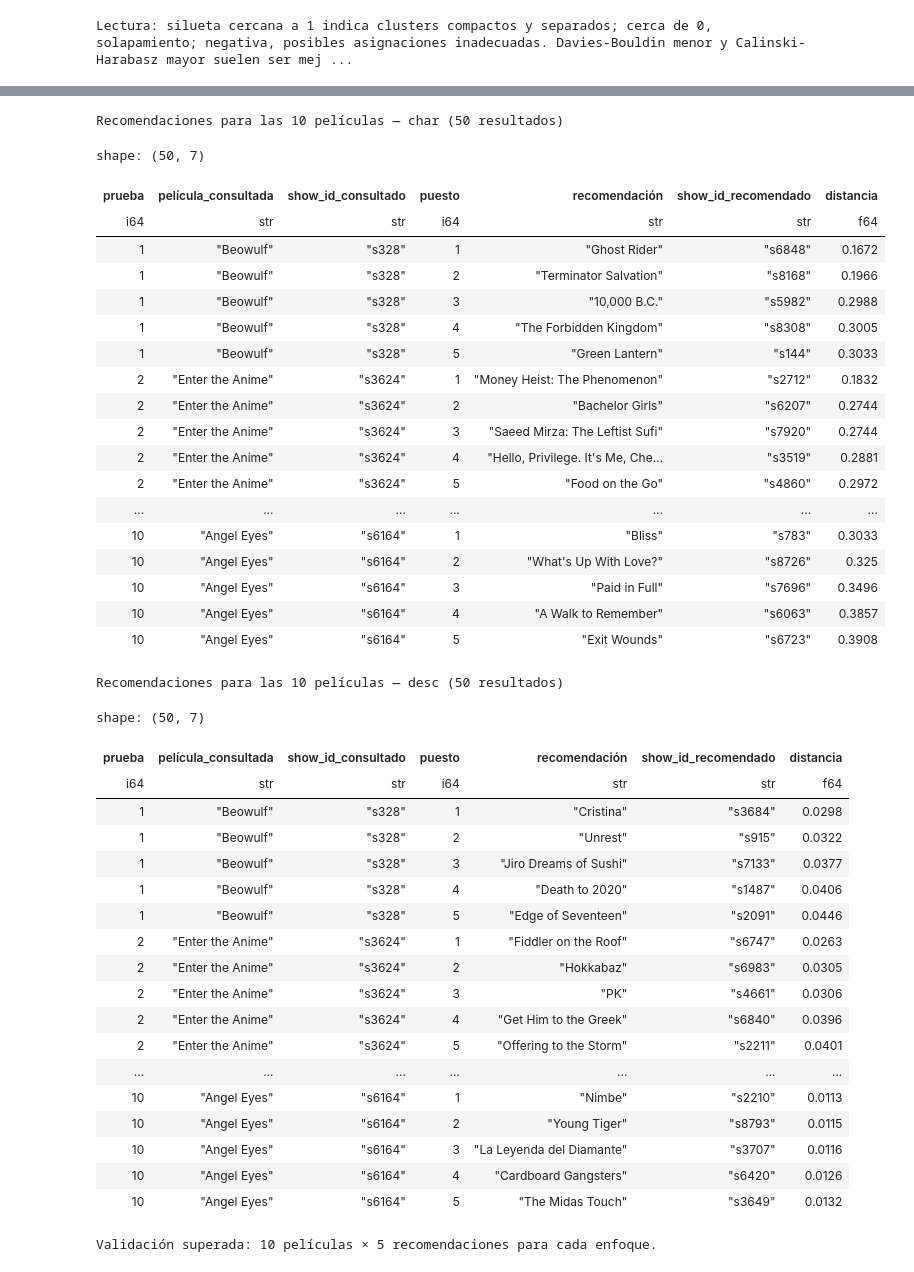
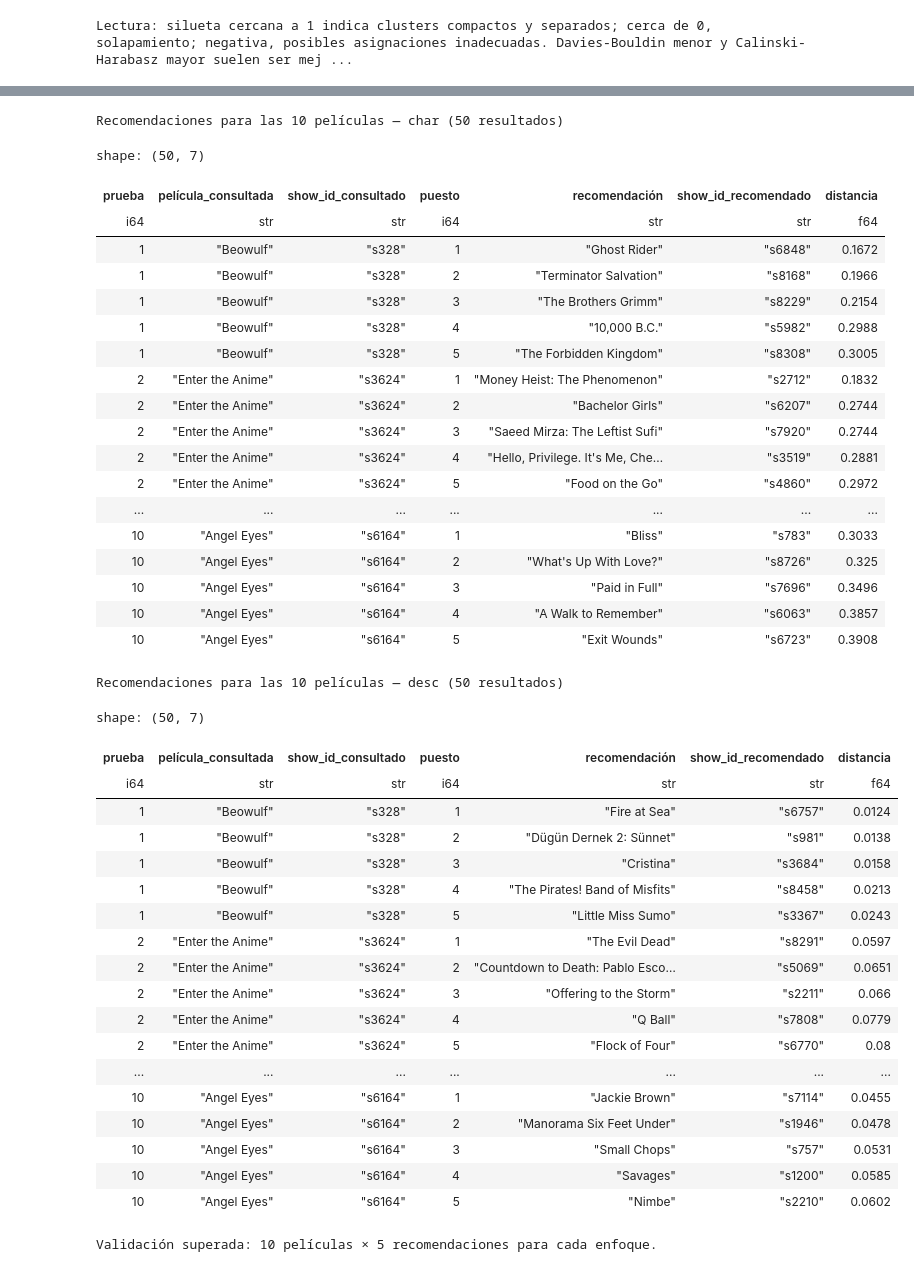
Before and after one commit to dag3403/Movie-recommender, a Jupyter notebook: notebooks/plots.ipynb, the cells around one changed output, grey strips where cells are left out. Drawn from its saved outputs; the diff is of its cells as text; code cells hidden in the pictures.

Commit message:
add tittle to cluster desc

```diff
--- a/notebooks/plots.ipynb
+++ b/notebooks/plots.ipynb
@@ -82,7 +83,7 @@ char_features = char_feature_frame.to_numpy()
 described_movies = (
     filters_movies(catalog)
     .filter(pl.col("description").is_not_null())
-    .select("description")
+    .select("title", "description")
 )
 _, desc_features = tfidf_transform(
     described_movies,
@@ -91,6 +92,7 @@ _, desc_features = tfidf_transform(
     ngram_range=(1, 1),
     sublinear_tf=False,
     top_terms_per_document=None,
+    include_title=False,
 )
 desc_features = normalize(desc_features)
 
@@ -439,8 +441,11 @@ for k in (2, 3, 5):
         **cluster_size_fields(labels_mixed),
     })
 
-# Representaciones de descripciones: mismo k y misma muestra de documentos.
-description_texts = described_movies.get_column("description").fill_null("").to_list()
+# Representaciones de título + descripción: mismo k y misma muestra de documentos.
+description_texts = [
+    f"{title or ''} {description or ''}"
+    for title, description in described_movies.select("title", "description").iter_rows()
+]
 tfidf_variants = {
     "TF-IDF actual": {"min_df": 6, "max_df": 0.25, "ngram_range": (1, 1)},
     "TF-IDF min_df=3 max_df=.85": {"min_df": 3, "max_df": 0.85, "ngram_range": (1, 1)},
@@ -459,31 +464,31 @@ for name, parameters in tfidf_variants.items():
         **cluster_size_fields(model.labels_),
     })
 
-# Ajustes para retener términos informativos y limitar cada documento a sus
+# Ajustes para retener términos informativos en el texto combinado de cada película y limitarlo a sus
 # 15 pesos TF-IDF mayores; max_features no haría esto por documento.
-TOP_TFIDF_TERMS_PER_DESCRIPTION = 15
+TOP_TFIDF_TERMS_PER_DOCUMENT = 15
 desc_focus_vectorizer, desc_focus_tfidf = tfidf_transform(
     described_movies,
     min_df=3,
     max_df=0.85,
     ngram_range=(1, 2),
     sublinear_tf=True,
-    top_terms_per_document=TOP_TFIDF_TERMS_PER_DESCRIPTION,
+    top_terms_per_document=TOP_TFIDF_TERMS_PER_DOCUMENT,
 )
-tfidf_models["TF-IDF top 15 términos por descripción"] = desc_focus_tfidf
+tfidf_models["TF-IDF top 15 términos por texto combinado"] = desc_focus_tfidf
 focus_kmeans_labels = KMeans(
     n_clusters=15, n_init=10, random_state=EXPERIMENT_SEED
 ).fit_predict(desc_focus_tfidf)
 experiment_rows.append({
     "enfoque": "desc",
-    "variante": "TF-IDF top 15 términos/desc + KMeans",
+    "variante": "TF-IDF top 15 términos/texto + KMeans",
     "k": 15,
     "silueta": sampled_silhouette(desc_focus_tfidf, focus_kmeans_labels, "cosine"),
     **cluster_size_fields(focus_kmeans_labels),
 })
 print(
     f"TF-IDF enfocado: vocabulario={desc_focus_tfidf.shape[1]} términos; "
-    f"máximo={np.diff(desc_focus_tfidf.indptr).max()} términos por descripción."
+    f"máximo={np.diff(desc_focus_tfidf.indptr).max()} términos por texto combinado."
 )
 
 # KMeans esférico: alterna asignación por coseno y normalización de centroides.
@@ -765,16 +768,11 @@ char_show_ids = char_movies.get_column("show_id").to_list()
 desc_show_ids = desc_movies.get_column("show_id").to_list()
 char_positions = {show_id: index for index, show_id in enumerate(char_show_ids)}
 desc_positions = {show_id: index for index, show_id in enumerate(desc_show_ids)}
-char_cluster_sizes = dict(zip(*np.unique(labels_char, return_counts=True)))
-desc_cluster_sizes = dict(zip(*np.unique(labels_desc, return_counts=True)))
-
-# Exigir al menos seis películas por cluster garantiza cinco vecinas distintas.
+# Los títulos de prueba deben estar disponibles en ambos enfoques.
 eligible_show_ids = [
     show_id
     for show_id in char_show_ids
     if show_id in desc_positions
-    and char_cluster_sizes[labels_char[char_positions[show_id]]] >= 6
-    and desc_cluster_sizes[labels_desc[desc_positions[show_id]]] >= 6
 ]
 if len(eligible_show_ids) < 10:
     raise ValueError(
@@ -798,9 +796,9 @@ test_movies = [
 
 recommendation_results = {"char": [], "desc": []}
 for test_number, movie in enumerate(test_movies, start=1):
-    for approach, features, labels in (
-        ("char", cluster_features_char, labels_char),
-        ("desc", cluster_features_desc, labels_desc),
+    for approach, features in (
+        ("char", cluster_features_char),
+        ("desc", cluster_features_desc),
     ):
         recommendations = etl.recomendador(
             movie=movie["title"],
@@ -808,7 +806,6 @@ for test_number, movie in enumerate(test_movies, start=1):
             tipo=approach,
             data=catalog,
             features=features,
-            labels=labels,
             reference_show_id=movie["show_id"],
             include_show_ids=True,
         )
@@ -835,50 +832,50 @@ for approach in ("char", "desc"):
     results = pl.DataFrame(recommendation_results[approach])
     if results.height != 50:
         raise AssertionError(f"{approach}: se esperaban 50 recomendaciones, hubo {results.height}.")
     print(f"Recomendaciones para las 10 películas — {approach} ({results.height} resultados)")
     with pl.Config(tbl_rows=-1):
         display(results.with_columns(pl.col("distancia").round(4)))
 
 print("Validación superada: 10 películas × 5 recomendaciones para cada enfoque.")
 # %% [output]
 Recomendaciones para las 10 películas — char (50 resultados)
 shape: (50, 7)
 | prueba | película_consultada | show_id_consultado | puesto | recomendación | show_id_recomendado | distancia |
 | i64 | str | str | i64 | str | str | f64 |
 | 1 | "Beowulf" | "s328" | 1 | "Ghost Rider" | "s6848" | 0.1672 |
 | 1 | "Beowulf" | "s328" | 2 | "Terminator Salvation" | "s8168" | 0.1966 |
-| 1 | "Beowulf" | "s328" | 3 | "10,000 B.C." | "s5982" | 0.2988 |
-| 1 | "Beowulf" | "s328" | 4 | "The Forbidden Kingdom" | "s8308" | 0.3005 |
-| 1 | "Beowulf" | "s328" | 5 | "Green Lantern" | "s144" | 0.3033 |
+| 1 | "Beowulf" | "s328" | 3 | "The Brothers Grimm" | "s8229" | 0.2154 |
+| 1 | "Beowulf" | "s328" | 4 | "10,000 B.C." | "s5982" | 0.2988 |
+| 1 | "Beowulf" | "s328" | 5 | "The Forbidden Kingdom" | "s8308" | 0.3005 |
 | 2 | "Enter the Anime" | "s3624" | 1 | "Money Heist: The Phenomenon" | "s2712" | 0.1832 |
 | 2 | "Enter the Anime" | "s3624" | 2 | "Bachelor Girls" | "s6207" | 0.2744 |
 | 2 | "Enter the Anime" | "s3624" | 3 | "Saeed Mirza: The Leftist Sufi" | "s7920" | 0.2744 |
 | 2 | "Enter the Anime" | "s3624" | 4 | "Hello, Privilege. It's Me, Che… | "s3519" | 0.2881 |
 | 2 | "Enter the Anime" | "s3624" | 5 | "Food on the Go" | "s4860" | 0.2972 |
 | ... | ... | ... | ... | ... | ... | ... |
 | 10 | "Angel Eyes" | "s6164" | 1 | "Bliss" | "s783" | 0.3033 |
 | 10 | "Angel Eyes" | "s6164" | 2 | "What's Up With Love?" | "s8726" | 0.325 |
 | 10 | "Angel Eyes" | "s6164" | 3 | "Paid in Full" | "s7696" | 0.3496 |
 | 10 | "Angel Eyes" | "s6164" | 4 | "A Walk to Remember" | "s6063" | 0.3857 |
 | 10 | "Angel Eyes" | "s6164" | 5 | "Exit Wounds" | "s6723" | 0.3908 |
 Recomendaciones para las 10 películas — desc (50 resultados)
 shape: (50, 7)
 | prueba | película_consultada | show_id_consultado | puesto | recomendación | show_id_recomendado | distancia |
 | i64 | str | str | i64 | str | str | f64 |
-| 1 | "Beowulf" | "s328" | 1 | "Cristina" | "s3684" | 0.0298 |
-| 1 | "Beowulf" | "s328" | 2 | "Unrest" | "s915" | 0.0322 |
-| 1 | "Beowulf" | "s328" | 3 | "Jiro Dreams of Sushi" | "s7133" | 0.0377 |
-| 1 | "Beowulf" | "s328" | 4 | "Death to 2020" | "s1487" | 0.0406 |
-| 1 | "Beowulf" | "s328" | 5 | "Edge of Seventeen" | "s2091" | 0.0446 |
-| 2 | "Enter the Anime" | "s3624" | 1 | "Fiddler on the Roof" | "s6747" | 0.0263 |
-| 2 | "Enter the Anime" | "s3624" | 2 | "Hokkabaz" | "s6983" | 0.0305 |
-| 2 | "Enter the Anime" | "s3624" | 3 | "PK" | "s4661" | 0.0306 |
-| 2 | "Enter the Anime" | "s3624" | 4 | "Get Him to the Greek" | "s6840" | 0.0396 |
-| 2 | "Enter the Anime" | "s3624" | 5 | "Offering to the Storm" | "s2211" | 0.0401 |
+| 1 | "Beowulf" | "s328" | 1 | "Fire at Sea" | "s6757" | 0.0124 |
+| 1 | "Beowulf" | "s328" | 2 | "Dügün Dernek 2: Sünnet" | "s981" | 0.0138 |
+| 1 | "Beowulf" | "s328" | 3 | "Cristina" | "s3684" | 0.0158 |
+| 1 | "Beowulf" | "s328" | 4 | "The Pirates! Band of Misfits" | "s8458" | 0.0213 |
+| 1 | "Beowulf" | "s328" | 5 | "Little Miss Sumo" | "s3367" | 0.0243 |
+| 2 | "Enter the Anime" | "s3624" | 1 | "The Evil Dead" | "s8291" | 0.0597 |
+| 2 | "Enter the Anime" | "s3624" | 2 | "Countdown to Death: Pablo Esco… | "s5069" | 0.0651 |
+| 2 | "Enter the Anime" | "s3624" | 3 | "Offering to the Storm" | "s2211" | 0.066 |
+| 2 | "Enter the Anime" | "s3624" | 4 | "Q Ball" | "s7808" | 0.0779 |
+| 2 | "Enter the Anime" | "s3624" | 5 | "Flock of Four" | "s6770" | 0.08 |
 | ... | ... | ... | ... | ... | ... | ... |
-| 10 | "Angel Eyes" | "s6164" | 1 | "Nimbe" | "s2210" | 0.0113 |
-| 10 | "Angel Eyes" | "s6164" | 2 | "Young Tiger" | "s8793" | 0.0115 |
-| 10 | "Angel Eyes" | "s6164" | 3 | "La Leyenda del Diamante" | "s3707" | 0.0116 |
-| 10 | "Angel Eyes" | "s6164" | 4 | "Cardboard Gangsters" | "s6420" | 0.0126 |
-| 10 | "Angel Eyes" | "s6164" | 5 | "The Midas Touch" | "s3649" | 0.0132 |
+| 10 | "Angel Eyes" | "s6164" | 1 | "Jackie Brown" | "s7114" | 0.0455 |
+| 10 | "Angel Eyes" | "s6164" | 2 | "Manorama Six Feet Under" | "s1946" | 0.0478 |
+| 10 | "Angel Eyes" | "s6164" | 3 | "Small Chops" | "s757" | 0.0531 |
+| 10 | "Angel Eyes" | "s6164" | 4 | "Savages" | "s1200" | 0.0585 |
+| 10 | "Angel Eyes" | "s6164" | 5 | "Nimbe" | "s2210" | 0.0602 |
 Validación superada: 10 películas × 5 recomendaciones para cada enfoque.
```
Also changed, not shown: parts of 6 cells of this notebook, 8 other files.
